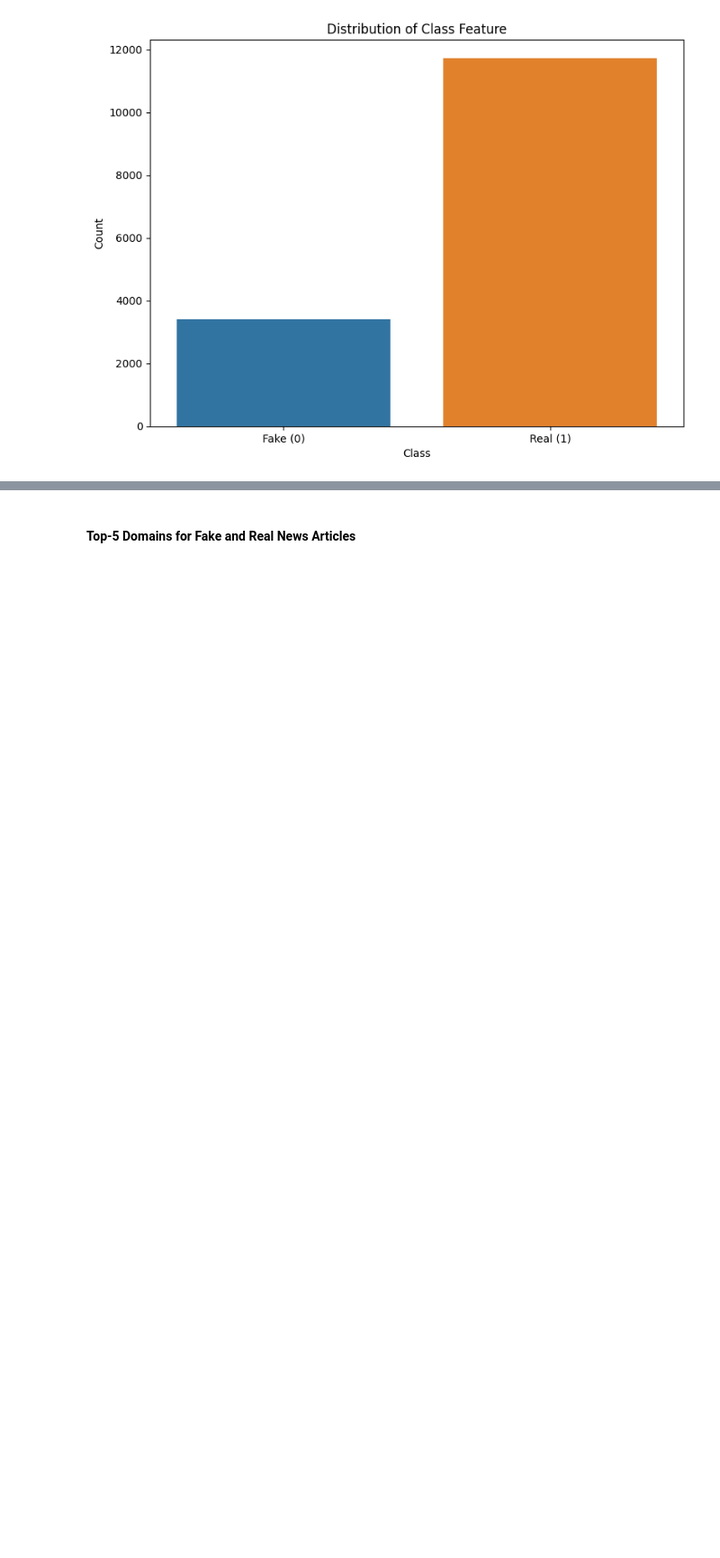
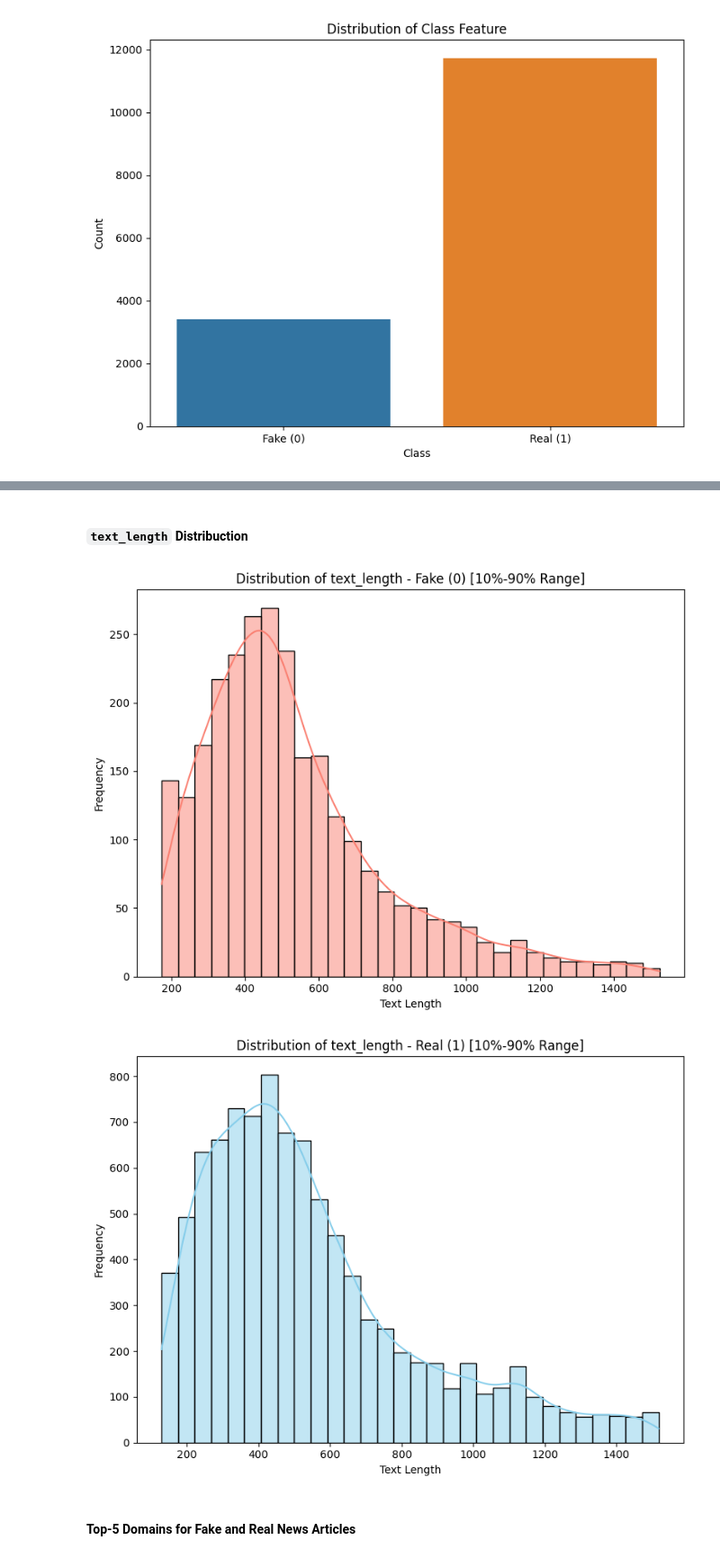
Before and after one commit to mwakad/Fake-News-Detection-, a Jupyter notebook: index.ipynb, the cells around one changed output, grey strips where cells are left out. Shown at 90% size. Drawn from its saved outputs; the diff is of its cells as text; code cells hidden in the pictures; blank space fills up the shorter version.

```diff
--- a/index.ipynb
+++ b/index.ipynb
@@ -303,3 +353,48 @@ plt.show()
+# %% [markdown]
+#### `text_length` Distribuction
+# %%
+# Visualize num_sentences distribuctions
+
+# Function to filter between 10% and 90% percentiles to avoid skewing by outliers
+def filter_percentile(df, col):
+    lower = df[col].quantile(0.10)
+    upper = df[col].quantile(0.90)
+    return df[(df[col] >= lower) & (df[col] <= upper)]
+
+# Plot distribuction for class 0 (filtered data)
+class0_data = filter_percentile(data[data['class'] == 0], 'text_length')
+plt.figure(figsize=(8, 6))
+sns.histplot(
+    data=class0_data,
+    x='text_length',
+    kde=True,
+    bins=30,
+    color='salmon')
+plt.title('Distribution of text_length - Fake (0) [10%-90% Range]')
+plt.xlabel('Text Length')
+plt.ylabel('Frequency')
+plt.tight_layout()
+plt.savefig('./images/text_length_distribution_class0_filtered.png', dpi=300, bbox_inches='tight')
+plt.show()
+
+# Plot distribuction for class 1 (filtered data)
+class1_data = filter_percentile(data[data['class'] == 1], 'text_length')
+plt.figure(figsize=(8, 6))
+sns.histplot(
+    data=class1_data,
+    x='text_length',
+    kde=True,
+    bins=30,
+    color='skyblue')
+plt.title('Distribution of text_length - Real (1) [10%-90% Range]')
+plt.xlabel('Text Length')
+plt.ylabel('Frequency')
+plt.tight_layout()
+plt.savefig('./images/text_length_distribution_class1_filtered.png', dpi=300, bbox_inches='tight')
+plt.show()
+# %% [output]
+[figure, added]
+[figure, added]
 # %% [markdown]
 #### Top-5 Domains for Fake and Real News Articles
 # %%
```
Also changed, not shown: parts of 8 cells of this notebook.
